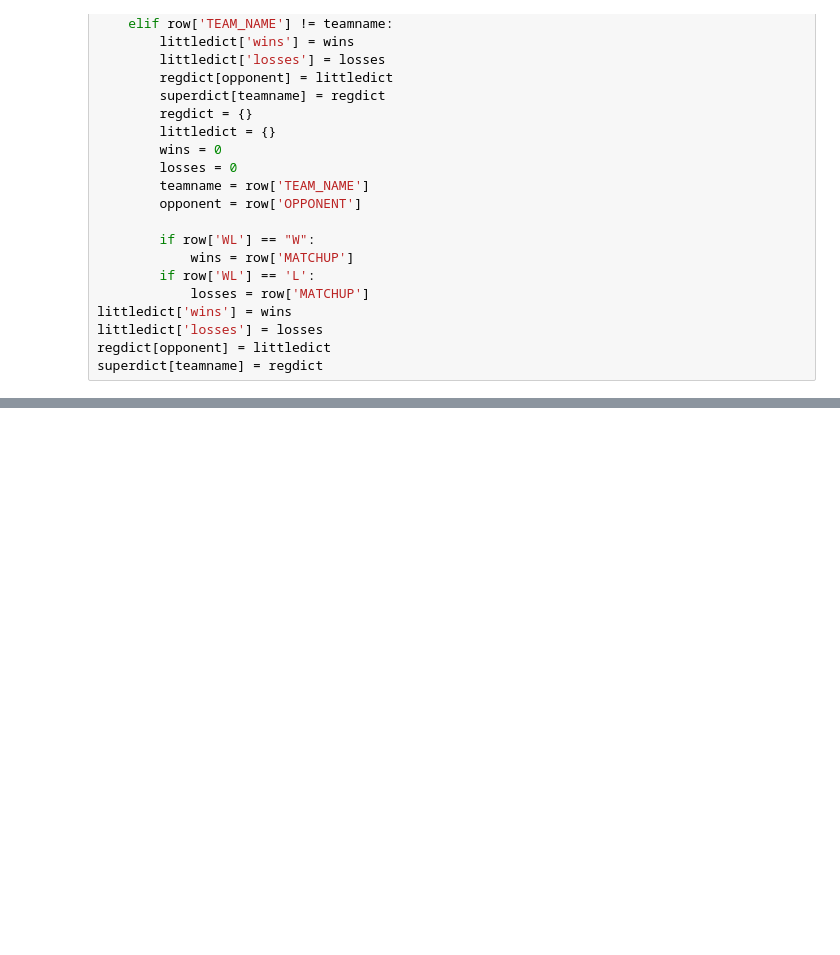
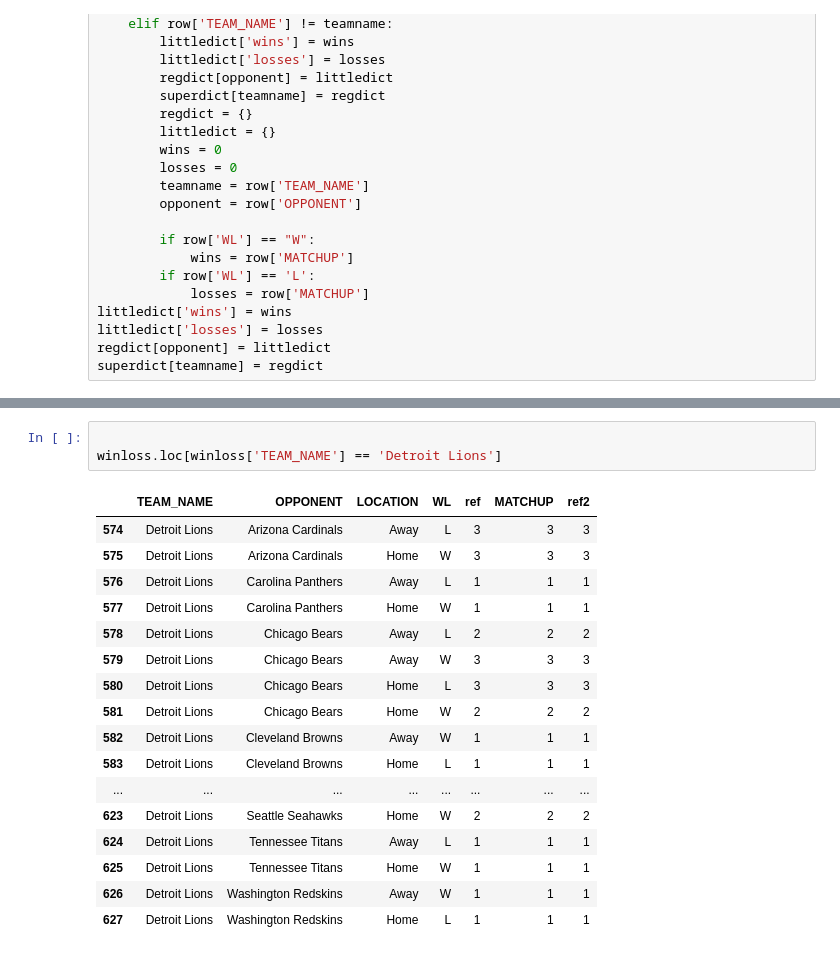
Before and after one commit to Matlickp/Home-Field-Advantage, a Jupyter notebook: Data/NFL/NFL Matchup.ipynb, the cells around one changed output, grey strips where cells are left out. Saved outputs shown, nothing was run; the diff lists cells and outputs as text; blank space fills up the shorter version.

```diff
--- a/Data/NFL/NFL Matchup.ipynb
+++ b/Data/NFL/NFL Matchup.ipynb
@@ -134,0 +177,21 @@ superdict[' Arizona Cardinals']
+# %%
+
+winloss.loc[winloss['TEAM_NAME'] == 'Detroit Lions']
+# %% [output]
+|  | TEAM_NAME | OPPONENT | LOCATION | WL | ref | MATCHUP | ref2 |
+| 574 | Detroit Lions | Arizona Cardinals | Away | L | 3 | 3 | 3 |
+| 575 | Detroit Lions | Arizona Cardinals | Home | W | 3 | 3 | 3 |
+| 576 | Detroit Lions | Carolina Panthers | Away | L | 1 | 1 | 1 |
+| 577 | Detroit Lions | Carolina Panthers | Home | W | 1 | 1 | 1 |
+| 578 | Detroit Lions | Chicago Bears | Away | L | 2 | 2 | 2 |
+| 579 | Detroit Lions | Chicago Bears | Away | W | 3 | 3 | 3 |
+| 580 | Detroit Lions | Chicago Bears | Home | L | 3 | 3 | 3 |
+| 581 | Detroit Lions | Chicago Bears | Home | W | 2 | 2 | 2 |
+| 582 | Detroit Lions | Cleveland Browns | Away | W | 1 | 1 | 1 |
+| 583 | Detroit Lions | Cleveland Browns | Home | L | 1 | 1 | 1 |
+| ... | ... | ... | ... | ... | ... | ... | ... |
+| 623 | Detroit Lions | Seattle Seahawks | Home | W | 2 | 2 | 2 |
+| 624 | Detroit Lions | Tennessee Titans | Away | L | 1 | 1 | 1 |
+| 625 | Detroit Lions | Tennessee Titans | Home | W | 1 | 1 | 1 |
+| 626 | Detroit Lions | Washington Redskins | Away | W | 1 | 1 | 1 |
+| 627 | Detroit Lions | Washington Redskins | Home | L | 1 | 1 | 1 |
```
Also changed, not shown: parts of 9 cells of this notebook, 54 other files.
